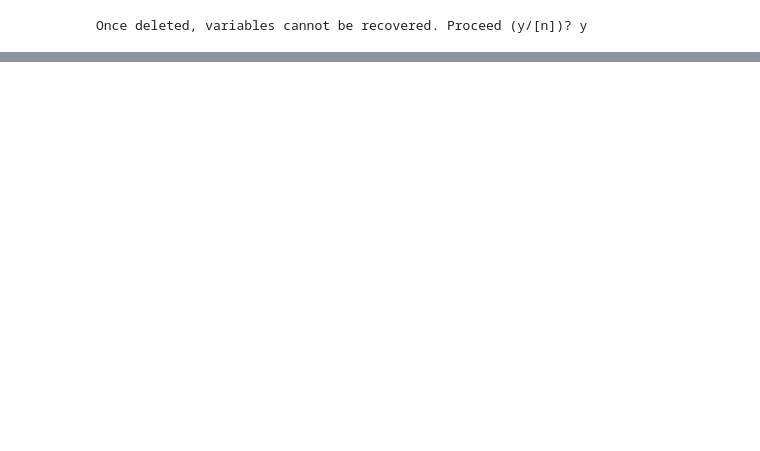
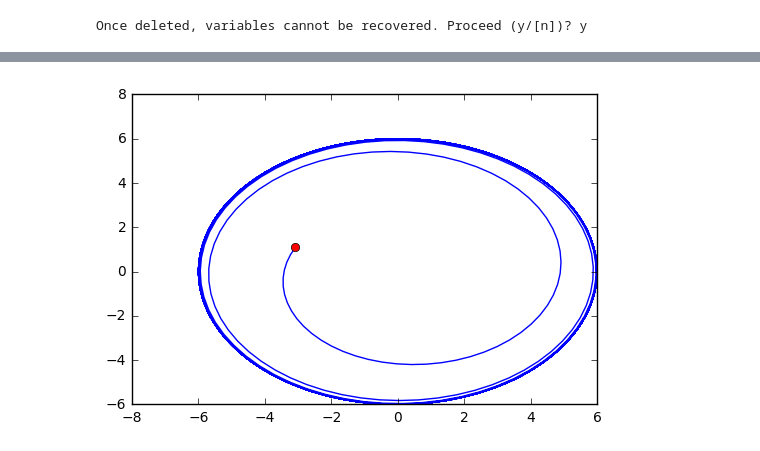
Before and after one commit to tester1456/NetworkModels, a Jupyter notebook: Phase Oscillator Model.ipynb, the cells around one changed output, grey strips where cells are left out. Cells and saved outputs as stored; diff of their text form; code cells hidden in the pictures; blank space fills up the shorter version.

```diff
--- a/Phase Oscillator Model.ipynb
+++ b/Phase Oscillator Model.ipynb
@@ -35,0 +60,27 @@ nm.state_course(nm.reduce_state(0,po_model.x))
+# %%
+#Dimensional reduction to sum of states
+
+distributions = [(6,0,2*np.pi,'uniform')]
+phase = nm.create_vec_states(distributions)
+x = np.cos(phase) + np.sin(phase)*1j
+G = nm.create_network('K',6)
+
+def h(x):
+    w = 10
+    return 1j * x * w + x*(1-abs(x))
+
+def f(x,y):
+    K = 0
+    phi = np.angle(y[0])-np.angle(x[0])
+    return 1j * x * complex(K*np.sin(phi),0)
+
+pmod = nm.nmodel(G,x,h,f,np.identity(6),0)
+po_model.run(10)
+
+z_sum = sum(nm.reduce_state(0,po_model.x))
+fig = plt.figure()
+plt.plot(z_sum.real.tolist()[0], z_sum.imag.tolist()[0])
+plt.plot(z_sum.real.tolist()[0][0], z_sum.imag.tolist()[0][0] , 'ro')
+plt.show()
+# %% [output]
+[figure, added]
```
Also changed, not shown: parts of 4 cells of this notebook, 1 other file.
